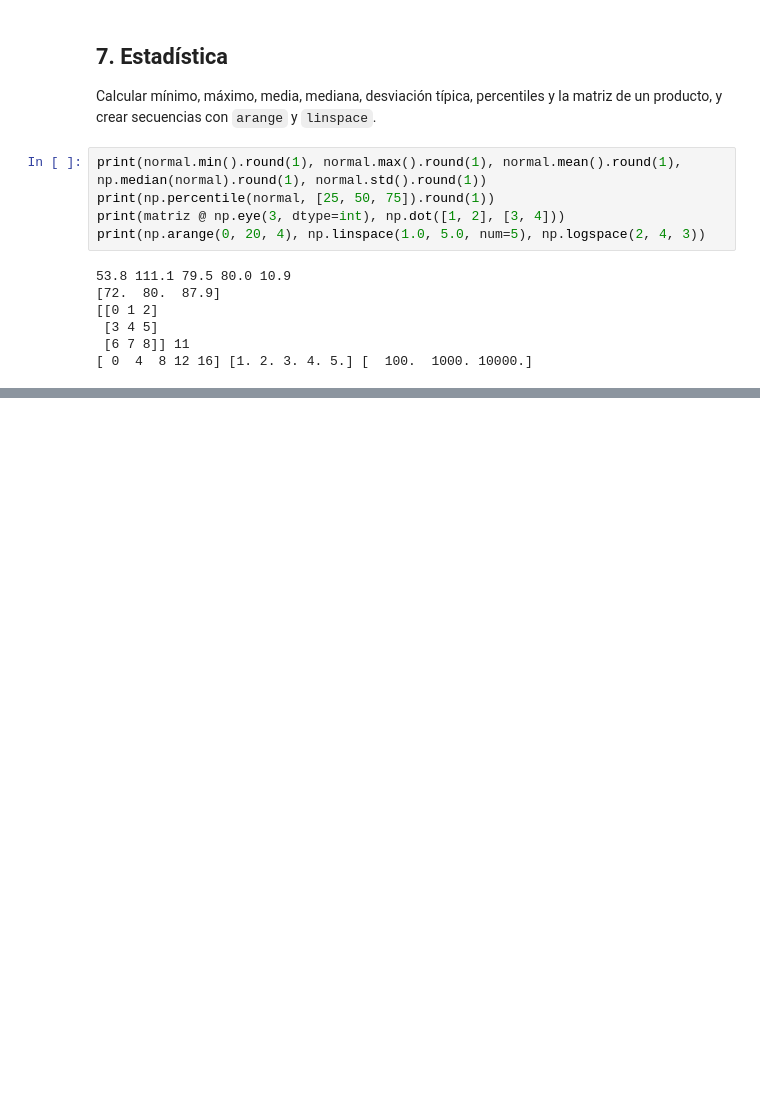
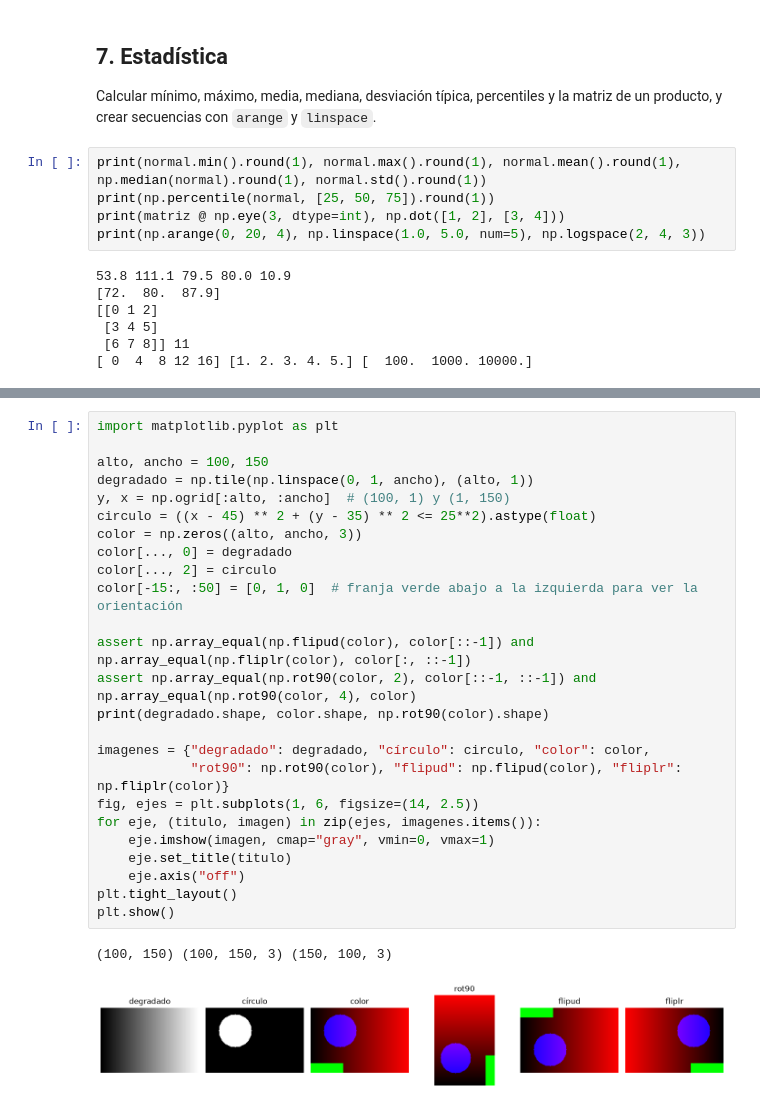
Before and after one commit to hectorolisan/logic-programming-exercises, a Jupyter notebook: src/19-numpy-pandas/01-numpy.ipynb, the cells around one changed output, grey strips where cells are left out. Drawn from its saved outputs; the diff is of its cells as text; blank space fills up the shorter version.

```diff
--- a/src/19-numpy-pandas/01-numpy.ipynb
+++ b/src/19-numpy-pandas/01-numpy.ipynb
@@ -114,0 +272,28 @@ print(np.arange(0, 20, 4), np.linspace(1.0, 5.0, num=5), np.logspace(2, 4, 3))
+# %%
+import matplotlib.pyplot as plt
+
+alto, ancho = 100, 150
+degradado = np.tile(np.linspace(0, 1, ancho), (alto, 1))
+y, x = np.ogrid[:alto, :ancho]  # (100, 1) y (1, 150)
+circulo = ((x - 45) ** 2 + (y - 35) ** 2 <= 25**2).astype(float)
+color = np.zeros((alto, ancho, 3))
+color[..., 0] = degradado
+color[..., 2] = circulo
+color[-15:, :50] = [0, 1, 0]  # franja verde abajo a la izquierda para ver la orientación
+
+assert np.array_equal(np.flipud(color), color[::-1]) and np.array_equal(np.fliplr(color), color[:, ::-1])
+assert np.array_equal(np.rot90(color, 2), color[::-1, ::-1]) and np.array_equal(np.rot90(color, 4), color)
+print(degradado.shape, color.shape, np.rot90(color).shape)
+
+imagenes = {"degradado": degradado, "círculo": circulo, "color": color,
+            "rot90": np.rot90(color), "flipud": np.flipud(color), "fliplr": np.fliplr(color)}
+fig, ejes = plt.subplots(1, 6, figsize=(14, 2.5))
+for eje, (titulo, imagen) in zip(ejes, imagenes.items()):
+    eje.imshow(imagen, cmap="gray", vmin=0, vmax=1)
+    eje.set_title(titulo)
+    eje.axis("off")
+plt.tight_layout()
+plt.show()
+# %% [output]
+(100, 150) (100, 150, 3) (150, 100, 3)
+[figure, added]
```
Also changed, not shown: parts of 11 cells of this notebook, 3 other files.
